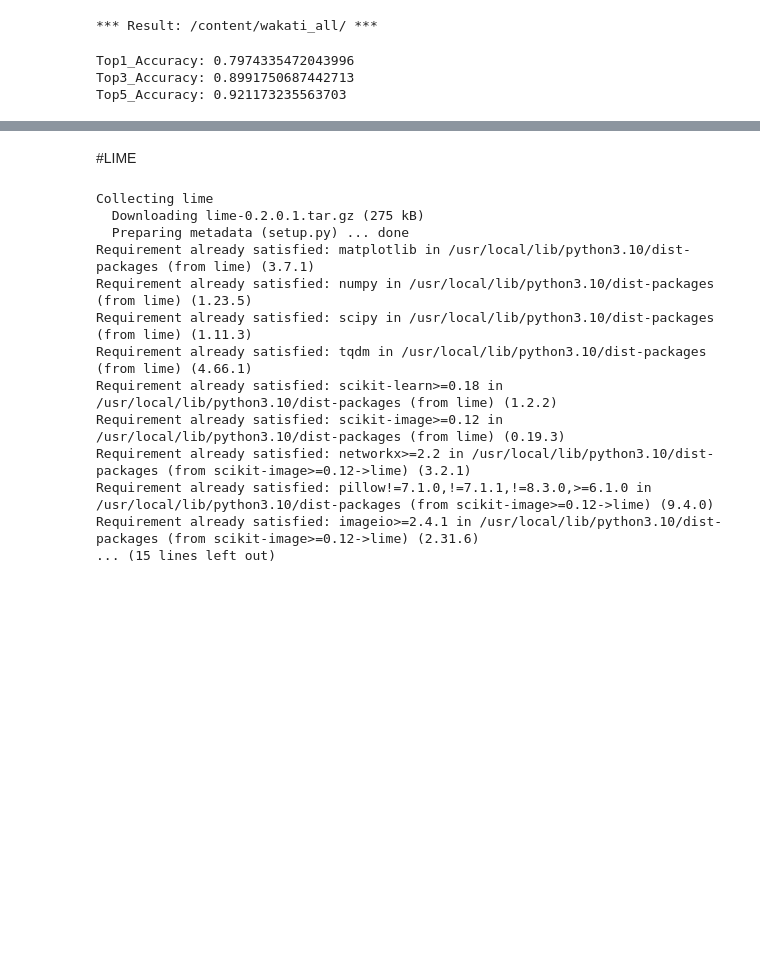
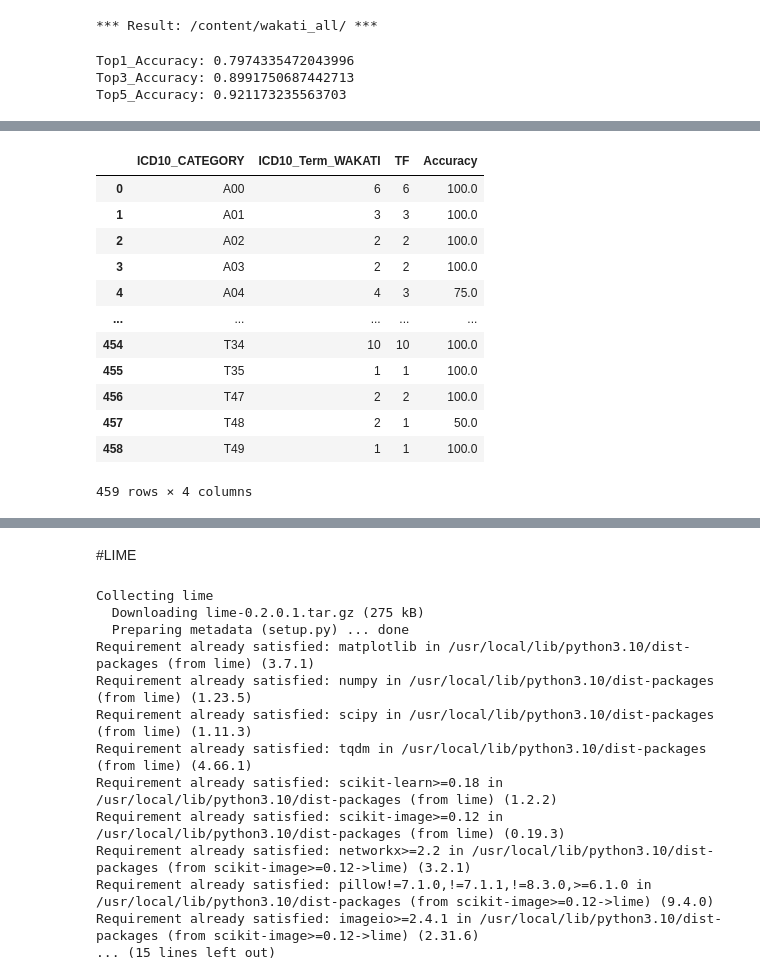
Before and after one commit to Takumi173/2023Test, a Jupyter notebook: Coding_3_PredictWithCreatedModel.ipynb, the cells around one changed output, grey strips where cells are left out. Drawn from its saved outputs; the diff is of its cells as text; code cells hidden in the pictures; blank space fills up the shorter version.

```diff
--- a/Coding_3_PredictWithCreatedModel.ipynb
+++ b/Coding_3_PredictWithCreatedModel.ipynb
@@ -264,0 +300,18 @@ Top5_Accuracy: 0.921173235563703
+# %%
+Metrics_class = result.groupby('ICD10_CATEGORY').agg({'ICD10_Term_WAKATI':'count', 'TF':'sum'}).reset_index()
+Metrics_class["Accuracy"] = Metrics_class['TF'] / Metrics_class['ICD10_Term_WAKATI'] * 100
+Metrics_class
+# %% [output]
+|  | ICD10_CATEGORY | ICD10_Term_WAKATI | TF | Accuracy |
+| 0 | A00 | 6 | 6 | 100.0 |
+| 1 | A01 | 3 | 3 | 100.0 |
+| 2 | A02 | 2 | 2 | 100.0 |
+| 3 | A03 | 2 | 2 | 100.0 |
+| 4 | A04 | 4 | 3 | 75.0 |
+| ... | ... | ... | ... | ... |
+| 454 | T34 | 10 | 10 | 100.0 |
+| 455 | T35 | 1 | 1 | 100.0 |
+| 456 | T47 | 2 | 2 | 100.0 |
+| 457 | T48 | 2 | 1 | 50.0 |
+| 458 | T49 | 1 | 1 | 100.0 |
+459 rows × 4 columns
```
Also changed, not shown: parts of 10 cells of this notebook.
